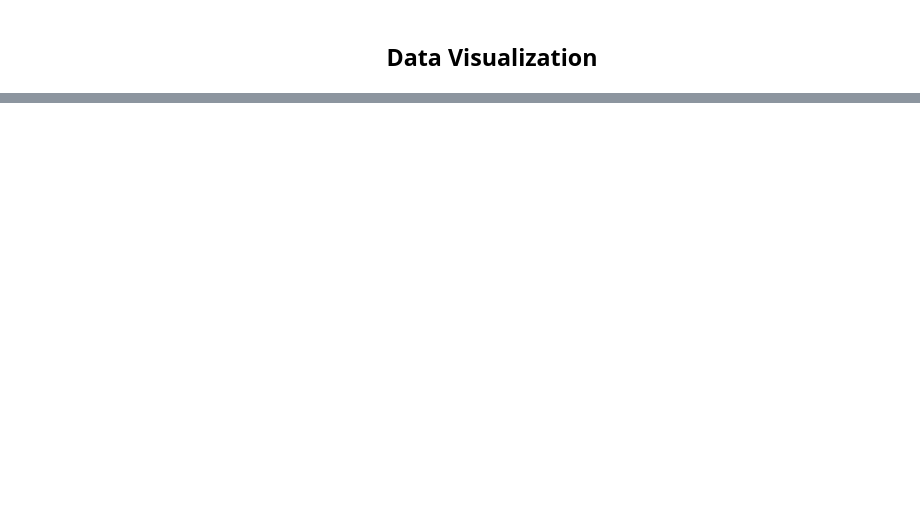
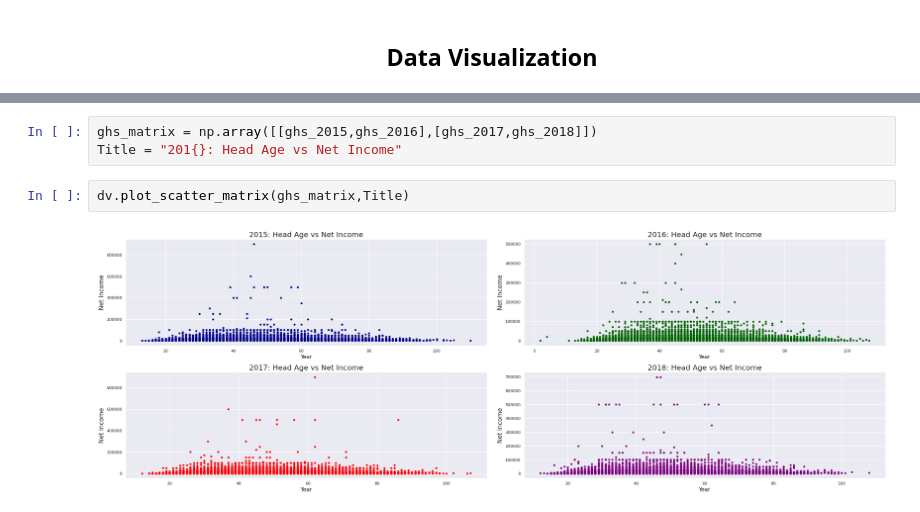
Before and after one commit to Five-Tackle-One/DAE-Mini-Project, a Jupyter notebook: General House Survey.ipynb, the cells around one changed output, grey strips where cells are left out. Drawn from its saved outputs; the diff is of its cells as text; blank space fills up the shorter version.

```diff
--- a/General House Survey.ipynb
+++ b/General House Survey.ipynb
@@ -373,0 +412,7 @@ Text(0, 0.5, 'Mean earnings')
+# %%
+ghs_matrix = np.array([[ghs_2015,ghs_2016],[ghs_2017,ghs_2018]])
+Title = "201{}: Head Age vs Net Income"
+# %%
+dv.plot_scatter_matrix(ghs_matrix,Title)
+# %% [output]
+[figure, added]
```
Also changed, not shown: parts of 53 cells of this notebook, 3 other files.
